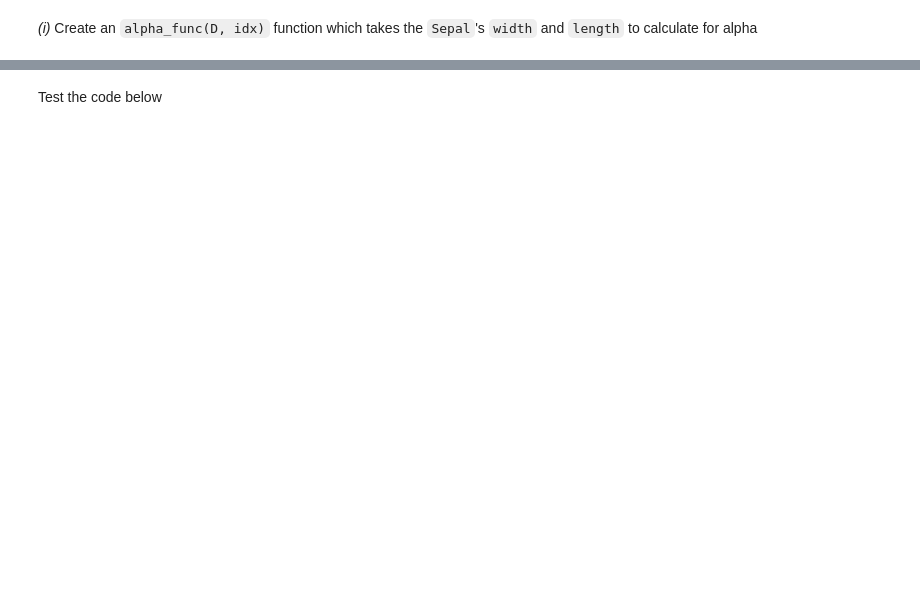
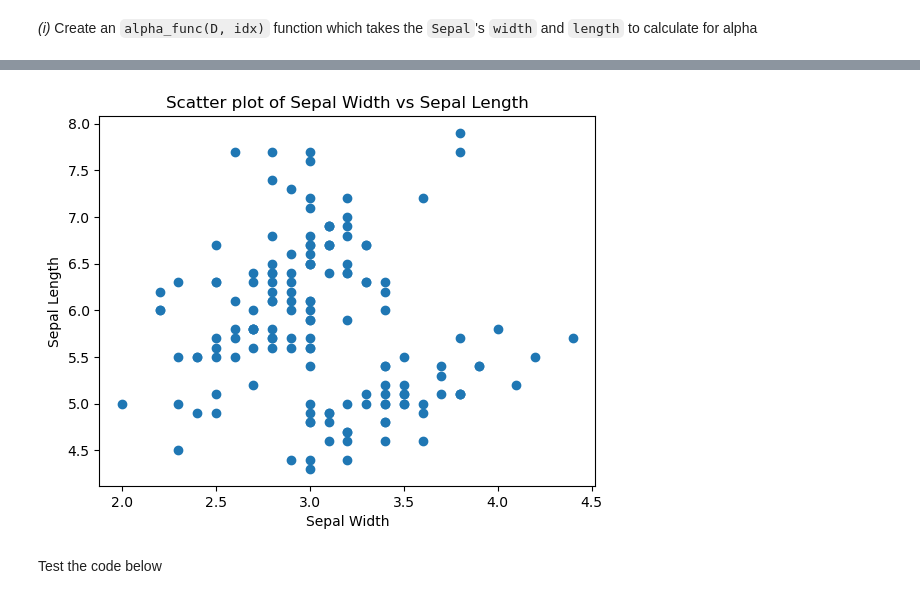
Before and after one commit to UofT-DSI/applying_statistical_concepts, a Jupyter notebook: 02_assignments/assignment_3.ipynb, the cells around one changed output, grey strips where cells are left out. Drawn from its saved outputs; the diff is of its cells as text; code cells hidden in the pictures; blank space fills up the shorter version.

```diff
--- a/02_assignments/assignment_3.ipynb
+++ b/02_assignments/assignment_3.ipynb
@@ -24,2 +72,13 @@ _(i)_ Create an `alpha_func(D, idx)` function which takes the `Sepal`'s `width`
+# %%
+import matplotlib.pyplot as plt
+
+# Plotting Sepal Width vs Sepal Length
+plt.scatter(df['Sepal.Width'], df['Sepal.Length'])
+plt.xlabel('Sepal Width')
+plt.ylabel('Sepal Length')
+plt.title('Scatter plot of Sepal Width vs Sepal Length')
+plt.show()
+# %% [output]
+[figure, added]
 # %%
 # Your code here
```
Also changed, not shown: parts of 13 cells of this notebook, 1 other file.
